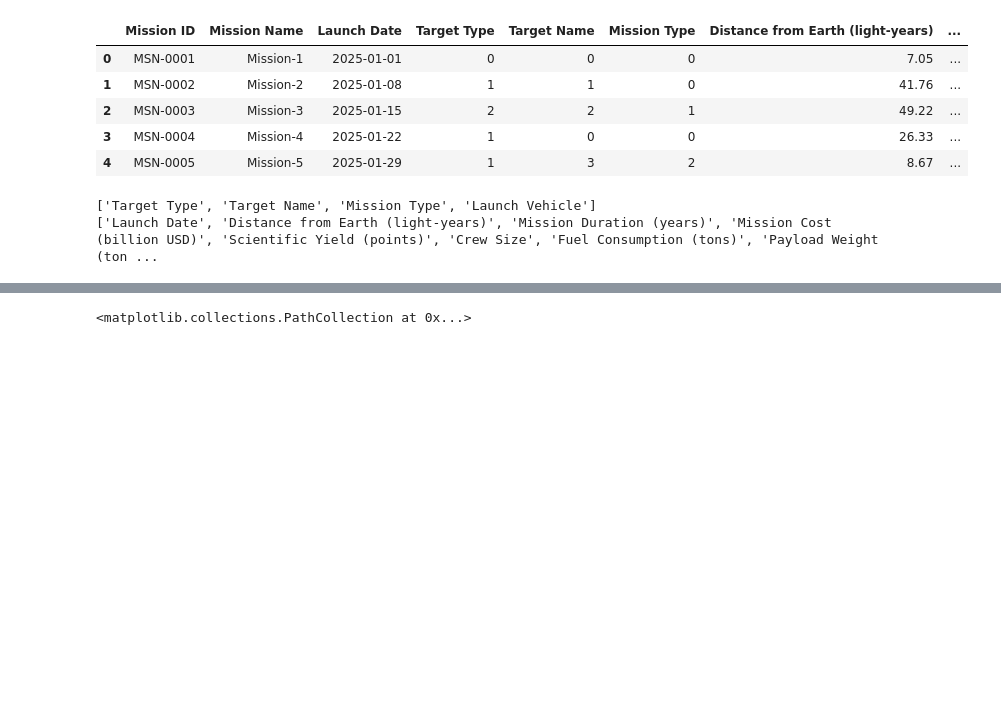
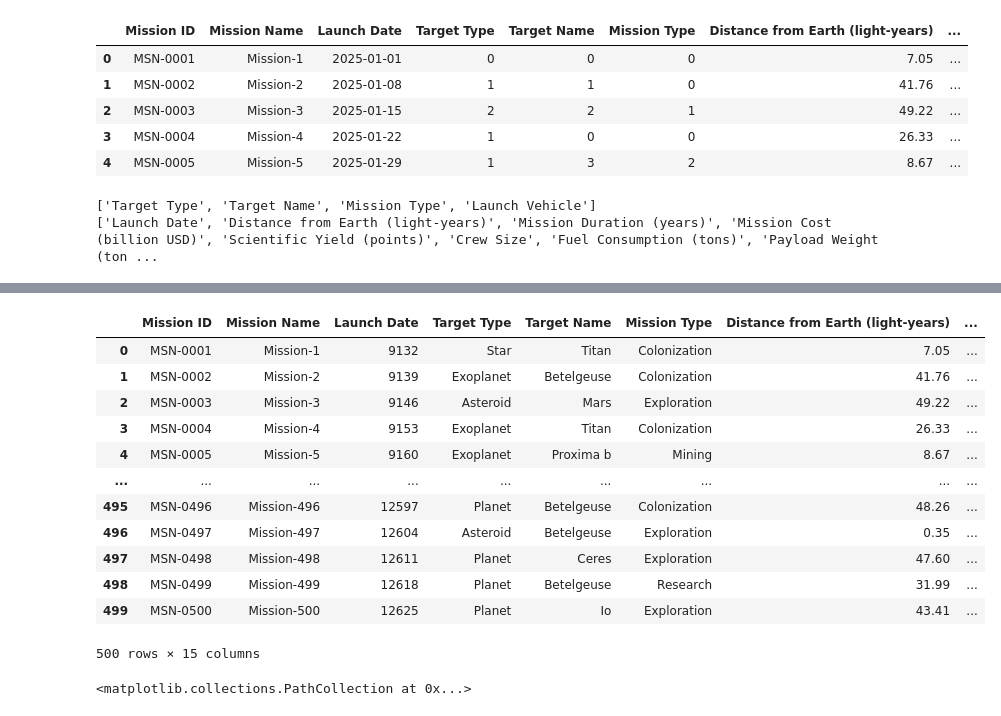
Before and after one commit to up2107120/up2107120-ACT-CW2-repo, a Jupyter notebook: ACT_CW_space-missions.ipynb, the cells around one changed output, grey strips where cells are left out. Cells and saved outputs as stored; diff of their text form; code cells hidden in the pictures; blank space fills up the shorter version.

```diff
--- a/ACT_CW_space-missions.ipynb
+++ b/ACT_CW_space-missions.ipynb
@@ -266,0 +318,16 @@ GridSearchCV(cv=5,
+# %%
+data_2
+# %% [output]
+|  | Mission ID | Mission Name | Launch Date | Target Type | Target Name | Mission Type | Distance from Earth (light-years) | ... |
+| 0 | MSN-0001 | Mission-1 | 9132 | Star | Titan | Colonization | 7.05 | ... |
+| 1 | MSN-0002 | Mission-2 | 9139 | Exoplanet | Betelgeuse | Colonization | 41.76 | ... |
+| 2 | MSN-0003 | Mission-3 | 9146 | Asteroid | Mars | Exploration | 49.22 | ... |
+| 3 | MSN-0004 | Mission-4 | 9153 | Exoplanet | Titan | Colonization | 26.33 | ... |
+| 4 | MSN-0005 | Mission-5 | 9160 | Exoplanet | Proxima b | Mining | 8.67 | ... |
+| ... | ... | ... | ... | ... | ... | ... | ... | ... |
+| 495 | MSN-0496 | Mission-496 | 12597 | Planet | Betelgeuse | Colonization | 48.26 | ... |
+| 496 | MSN-0497 | Mission-497 | 12604 | Asteroid | Betelgeuse | Exploration | 0.35 | ... |
+| 497 | MSN-0498 | Mission-498 | 12611 | Planet | Ceres | Exploration | 47.60 | ... |
+| 498 | MSN-0499 | Mission-499 | 12618 | Planet | Betelgeuse | Research | 31.99 | ... |
+| 499 | MSN-0500 | Mission-500 | 12625 | Planet | Io | Exploration | 43.41 | ... |
+500 rows × 15 columns
```
Also changed, not shown: parts of 12 cells of this notebook.
